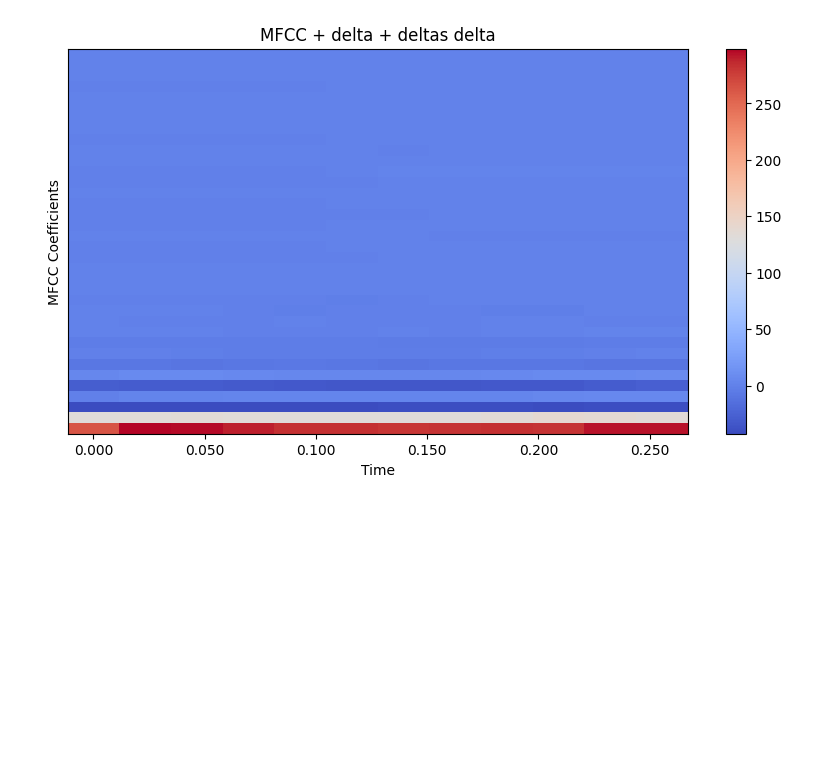
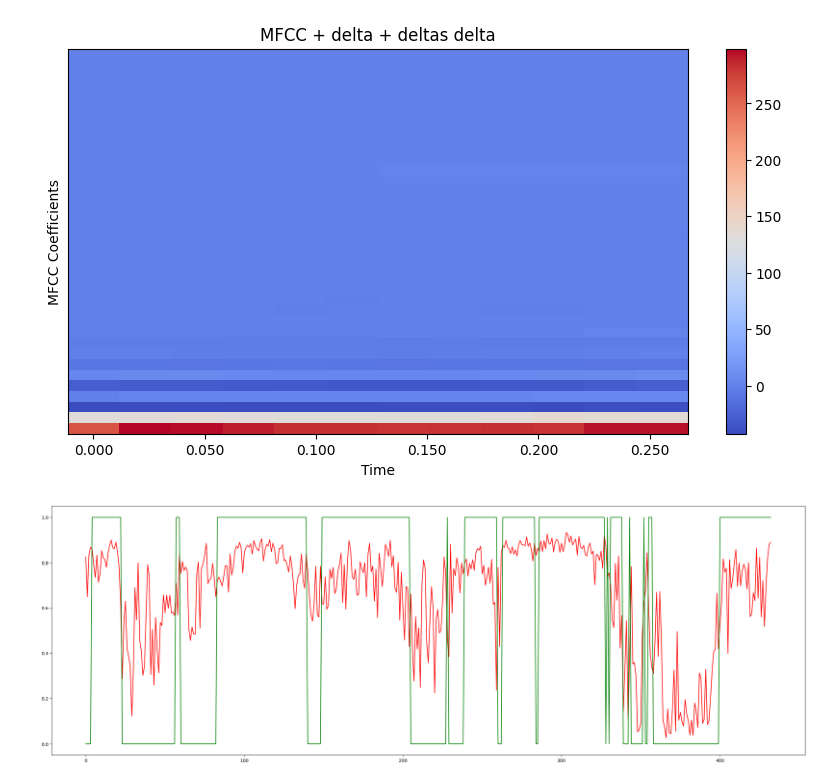
Before and after one commit to lucky-and-minie222702/OSA-detection-using-ECG, a Jupyter notebook: preview.ipynb, the cells around one changed output. Saved outputs shown, nothing was run; the diff lists cells and outputs as text; code cells hidden in the pictures; blank space fills up the shorter version.

```diff
--- a/preview.ipynb
+++ b/preview.ipynb
@@ -14,10 +13,11 @@ To enable the following instructions: AVX2 AVX512F AVX512_VNNI FMA, in other ope
 # %%
-def get_patient(patientid):
-    rec = np.load(path.join("numpy", f"patient_{patientid}.npy"))
-    ann = np.load(path.join("numpy", f"annotation_{patientid}.npy"))
-    return rec, ann
+scaler = prep.MinMaxScaler()
+def get_patients(plist):
+    def get_patient(patientid):
+        rec = np.load(path.join("numpy", f"patient_{patientid}.npy"))
+        ann = np.load(path.join("numpy", f"annotation_{patientid}.npy"))
+        return rec, ann
 
-def get_patients(plist):
     X, y = get_patient(plist[0])
     siglen = len(y)
     plist = plist[1::]
@@ -28,6 +28,15 @@ def get_patients(plist):
         siglen += len(ann)
 
     X = np.array(np.split(X, siglen))
+    temp = []
+    for x in X:
+        mfccs = mfcc(y=x, sr=100, n_mfcc=24)
+        delta1 = delta(mfccs, order=1)
+        delta2 = delta(mfccs, order=2)
+        data = np.concatenate([mfccs, delta1, delta2])
+        temp.append(scaler.fit_transform(data))
+    X = np.array(temp)
+    X = np.expand_dims(X, 3)
     return X, y
 # %%
 X, y = get_patient(5)
@@ -56,3 +65,16 @@ plt.ylabel('MFCC Coefficients')
 plt.show()
 # %% [output]
 [figure]
+# %%
+save_path = path.join("res", "model.keras")
+model = load_model(save_path)
+X, y= get_patients([5])
+pred = model.predict(X, verbose=False)
+# %%
+pred = pred.flatten()
+plt.figure(figsize=(30, 10))
+plt.plot(pred, color="r")
+plt.plot(y, color="g")
+plt.show()
+# %% [output]
+[figure, added]
```
Also changed, not shown: parts of 1 cell of this notebook, 2 other files.
